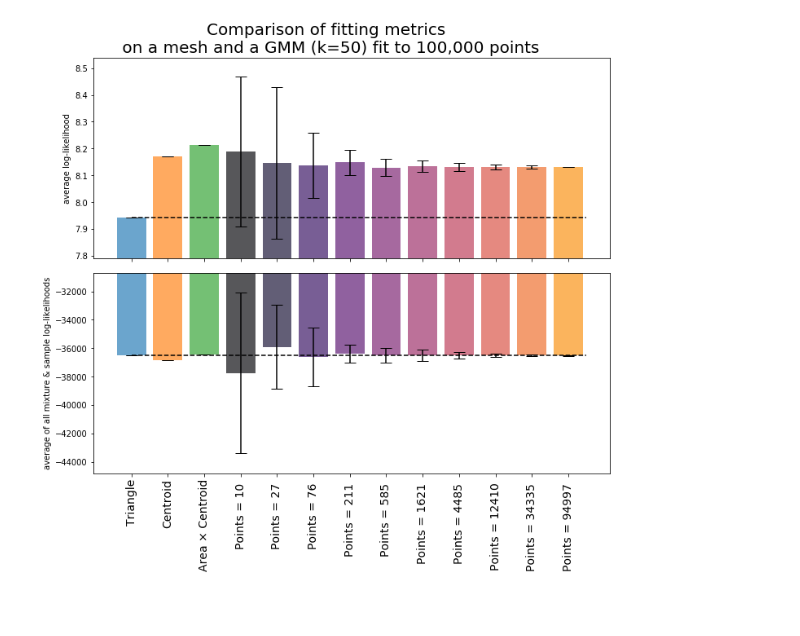
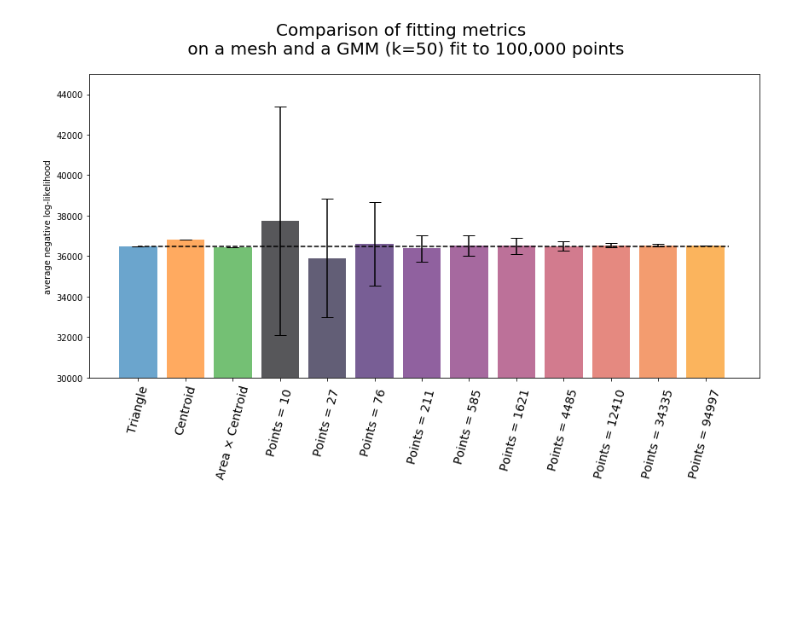
Before and after one commit to leonidk/direct_gmm, a Jupyter notebook: likelihood.ipynb, the cells around one changed output. Saved outputs shown, nothing was run; the diff lists cells and outputs as text; code cells hidden in the pictures; blank space fills up the shorter version.

```diff
--- a/likelihood.ipynb
+++ b/likelihood.ipynb
@@ -14,47 +11,48 @@ dfs = [fp1,lb1]
 # %%
-fig = plt.figure(figsize=(10,10))
+fig = plt.figure(figsize=(12,8))
 def pname(s):
     try:
         int(s)
         return "Points = " + s
     except ValueError:
         if s == 'tri':
             return 'Triangle'
         elif s == 'mpt':
             return 'Centroid'
         elif s == 'com':
             return 'Area × Centroid'
         else:
             return s
 
-for idx,df in enumerate(dfs):
+for idx,df in enumerate(dfs[-1:]):
     ind = np.arange(1,df.shape[0]+1)
     # inferno summer magma
-    ax = plt.subplot(2,1,idx+1)
+    ax = plt.gca()#plt.subplot(2,1,idx+1)
     colors =[_['color'] for _ in list(plt.rcParams['axes.prop_cycle'])[:3]]
     colors = colors + [plt.cm.inferno(i/float(df.shape[0]-1)) for i in range(df.shape[0]-3)]
     #print(colors)
-    ax.bar(np.arange(1, df.shape[0]+1), df.mu, yerr=df.s*2, align='center',
+    ax.bar(np.arange(1, df.shape[0]+1), -df.mu, yerr=df.s*2, align='center',
            alpha=0.66, ecolor='black', capsize=7, color=colors)
-    if idx != 0:
-        ax.set_xticklabels([pname(_) for _ in df.label],rotation='vertical',fontdict={'fontsize':14})
-    else:
-        ax.set_xticklabels([])
+    #if idx != 0:
+    ax.set_xticklabels([pname(_) for _ in df.label],rotation=75,fontdict={'fontsize':14})
+    #else:
+    #    ax.set_xticklabels([])
     ax.set_xticks(ind)
     if idx == 0:
-        ax.set_ylabel('average log-likelihood')
+        ax.set_ylabel('average negative log-likelihood')
     else:
         ax.set_ylabel('average of all mixture & sample log-likelihoods')
-    ax.set_ylim((df.mu-2.5*df.s).min(),(df.mu+2.5*df.s).max())
-    plt.hlines(df.iloc[0,1],1,ind.max()+0.5,linestyles='--')
+    #ax.set_ylim((df.mu-2.5*df.s).min(),(df.mu+2.5*df.s).max())
+    plt.hlines(-df.iloc[0,1],1,ind.max()+0.5,linestyles='--')
     #ax.set_ylim([0, 100])
     #ax.set_ylabel('Percent usage')
     #ax.set_title('System Monitor')
+    ax.set_ylim([30000,45000])
 #plt.tight_layout()
 fig.suptitle("Comparison of fitting metrics \n on a mesh and a GMM (k=50) fit to 100,000 points", fontsize=20)
-fig.tight_layout(rect=[0, 0.03, 1, 0.94])
-fig.savefig("likelihood.pdf")
+fig.tight_layout(rect=[0, 0.03, 1, 0.9])
+fig.savefig("likelihood2.pdf")
 # %% [output]
-[figure, old version]
+[figure, new version]
 # %% [markdown]
 ######
```
Also changed, not shown: parts of 1 cell of this notebook, 18 other files.
